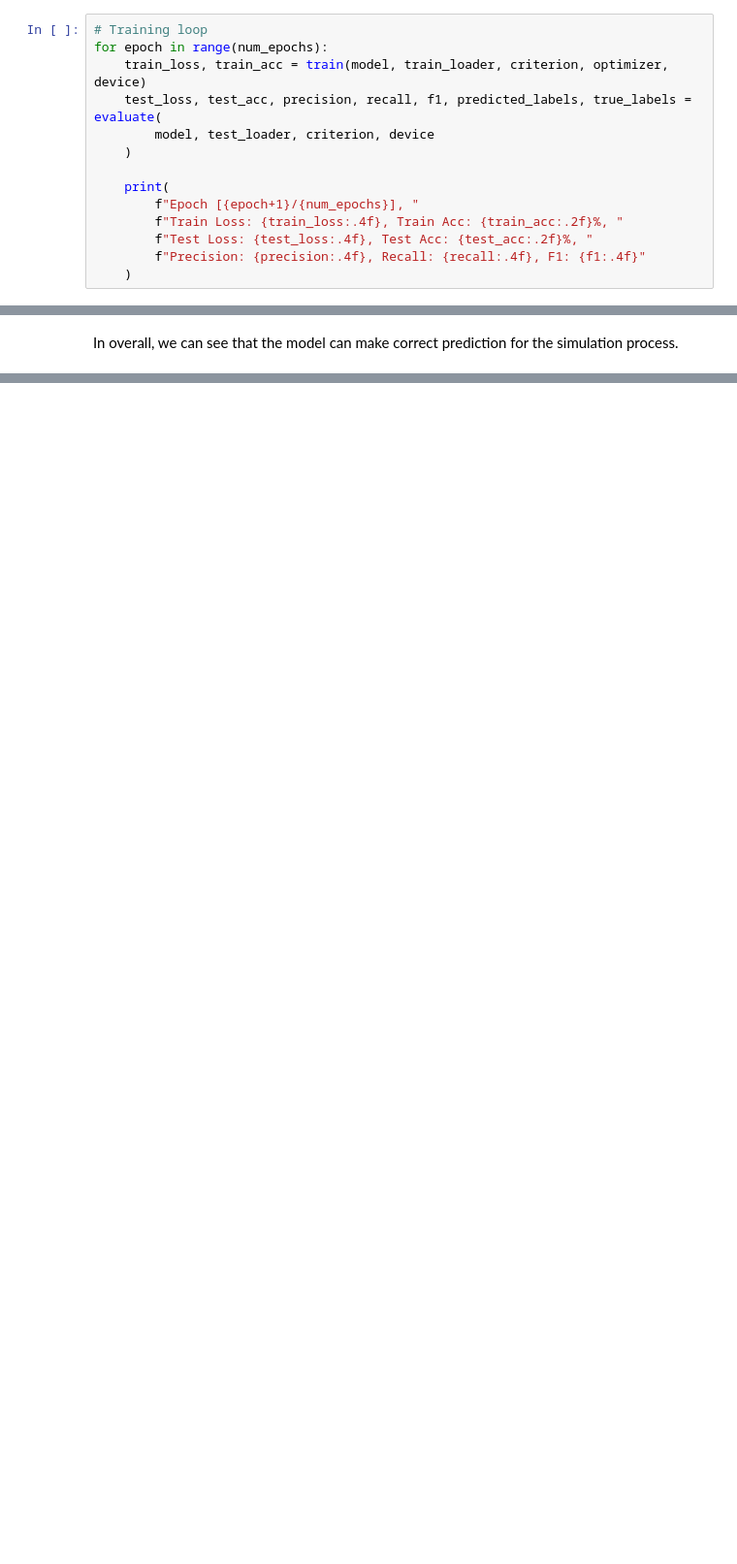
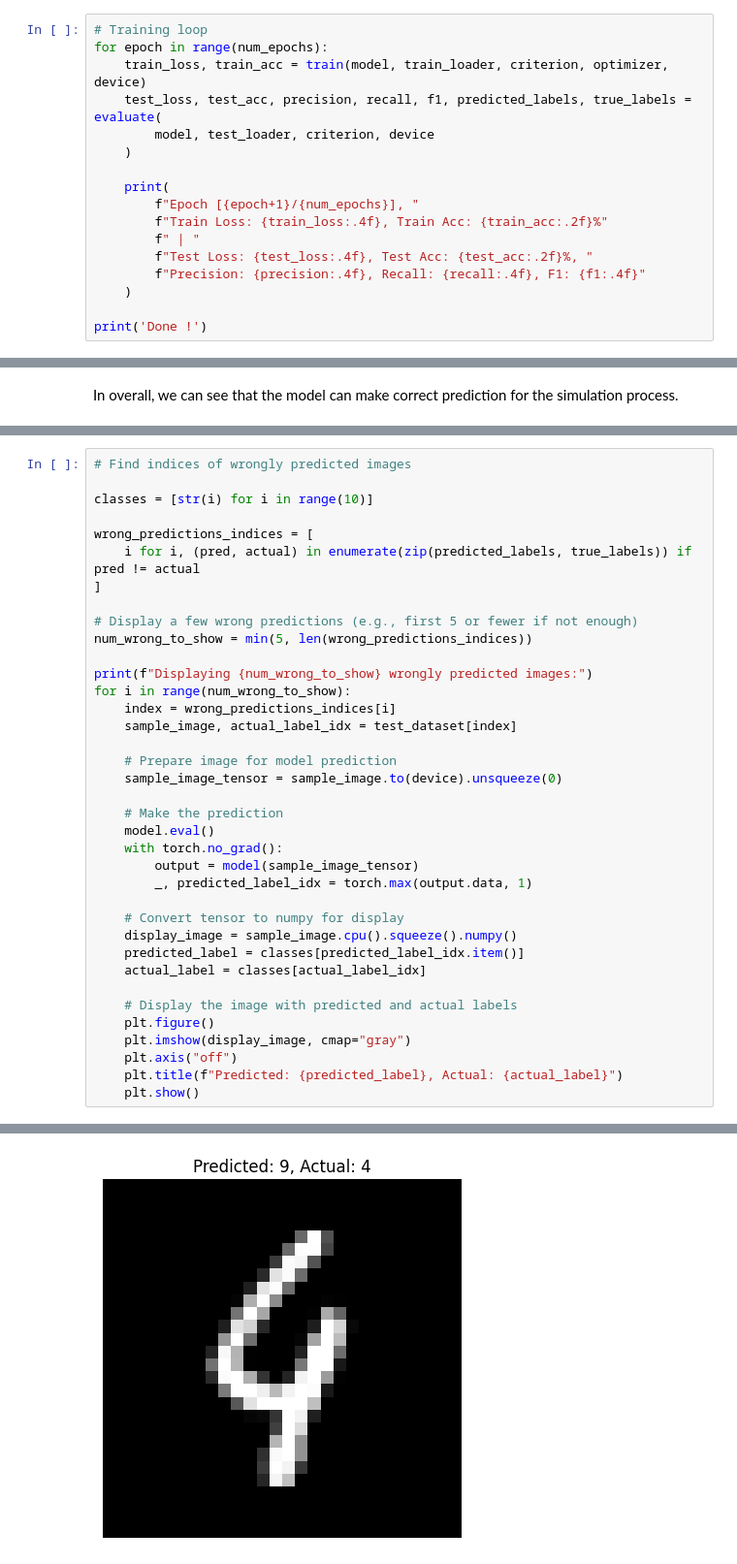
Before and after one commit to harishmuh/Deep-Learning_study, a Jupyter notebook: 01_mnist_classification_using_MLP.ipynb, the cells around one changed output, grey strips where cells are left out. Shown at 97% size. Cells and saved outputs as stored; diff of their text form; blank space fills up the shorter version.

```diff
--- a/01_mnist_classification_using_MLP.ipynb
+++ b/01_mnist_classification_using_MLP.ipynb
@@ -249,8 +282,11 @@ for epoch in range(num_epochs):
 
     print(
         f"Epoch [{epoch+1}/{num_epochs}], "
-        f"Train Loss: {train_loss:.4f}, Train Acc: {train_acc:.2f}%, "
+        f"Train Loss: {train_loss:.4f}, Train Acc: {train_acc:.2f}%"
+        f" | "
         f"Test Loss: {test_loss:.4f}, Test Acc: {test_acc:.2f}%, "
         f"Precision: {precision:.4f}, Recall: {recall:.4f}, F1: {f1:.4f}"
     )
+
+print('Done !')
 # %% [output]
@@ -338,0 +380,38 @@ In overall, we can see that the model can make correct prediction for the simula
+# %%
+# Find indices of wrongly predicted images
+
+classes = [str(i) for i in range(10)]
+
+wrong_predictions_indices = [
+    i for i, (pred, actual) in enumerate(zip(predicted_labels, true_labels)) if pred != actual
+]
+
+# Display a few wrong predictions (e.g., first 5 or fewer if not enough)
+num_wrong_to_show = min(5, len(wrong_predictions_indices))
+
+print(f"Displaying {num_wrong_to_show} wrongly predicted images:")
+for i in range(num_wrong_to_show):
+    index = wrong_predictions_indices[i]
+    sample_image, actual_label_idx = test_dataset[index]
+
+    # Prepare image for model prediction
+    sample_image_tensor = sample_image.to(device).unsqueeze(0)
+
+    # Make the prediction
+    model.eval()
+    with torch.no_grad():
+        output = model(sample_image_tensor)
+        _, predicted_label_idx = torch.max(output.data, 1)
+
+    # Convert tensor to numpy for display
+    display_image = sample_image.cpu().squeeze().numpy()
+    predicted_label = classes[predicted_label_idx.item()]
+    actual_label = classes[actual_label_idx]
+
+    # Display the image with predicted and actual labels
+    plt.figure()
+    plt.imshow(display_image, cmap="gray")
+    plt.axis("off")
+    plt.title(f"Predicted: {predicted_label}, Actual: {actual_label}")
+    plt.show()
+# %% [output]
@@ -338,0 +419 @@ In overall, we can see that the model can make correct prediction for the simula
+[figure, added]
```
Also changed, not shown: parts of 26 cells of this notebook.
